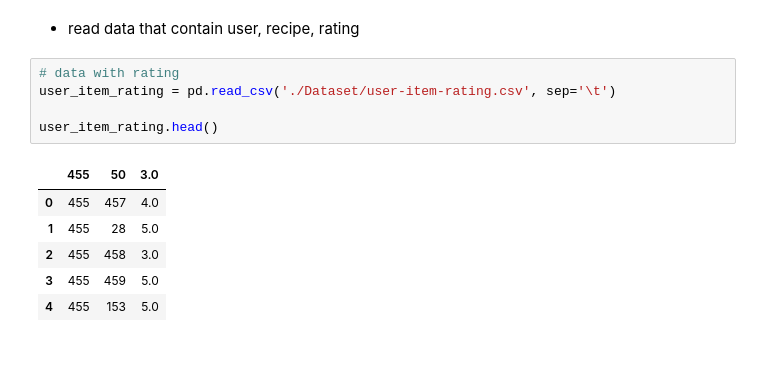
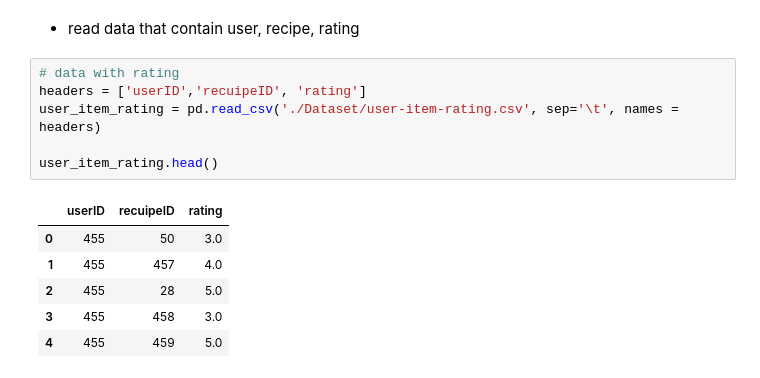
Before and after one commit to ayoubGL/Two-Tower-Recommender-system-Pytorch, a Jupyter notebook: FoodRecommenderSystem.ipynb, the cells around one changed output. Drawn from its saved outputs; the diff is of its cells as text.

```diff
--- a/FoodRecommenderSystem.ipynb
+++ b/FoodRecommenderSystem.ipynb
@@ -883,13 +883,14 @@ new_data.head()
 - read data that contain user, recipe, rating
 # %%
 # data with rating
-user_item_rating = pd.read_csv('./Dataset/user-item-rating.csv', sep='\t')
+headers = ['userID','recuipeID', 'rating']
+user_item_rating = pd.read_csv('./Dataset/user-item-rating.csv', sep='\t', names = headers)
 
 user_item_rating.head()
 # %% [output]
-|  | 455 | 50 | 3.0 |
-| 0 | 455 | 457 | 4.0 |
-| 1 | 455 | 28 | 5.0 |
-| 2 | 455 | 458 | 3.0 |
-| 3 | 455 | 459 | 5.0 |
-| 4 | 455 | 153 | 5.0 |
+|  | userID | recuipeID | rating |
+| 0 | 455 | 50 | 3.0 |
+| 1 | 455 | 457 | 4.0 |
+| 2 | 455 | 28 | 5.0 |
+| 3 | 455 | 458 | 3.0 |
+| 4 | 455 | 459 | 5.0 |
```
Also changed, not shown: parts of 1 cell of this notebook.
